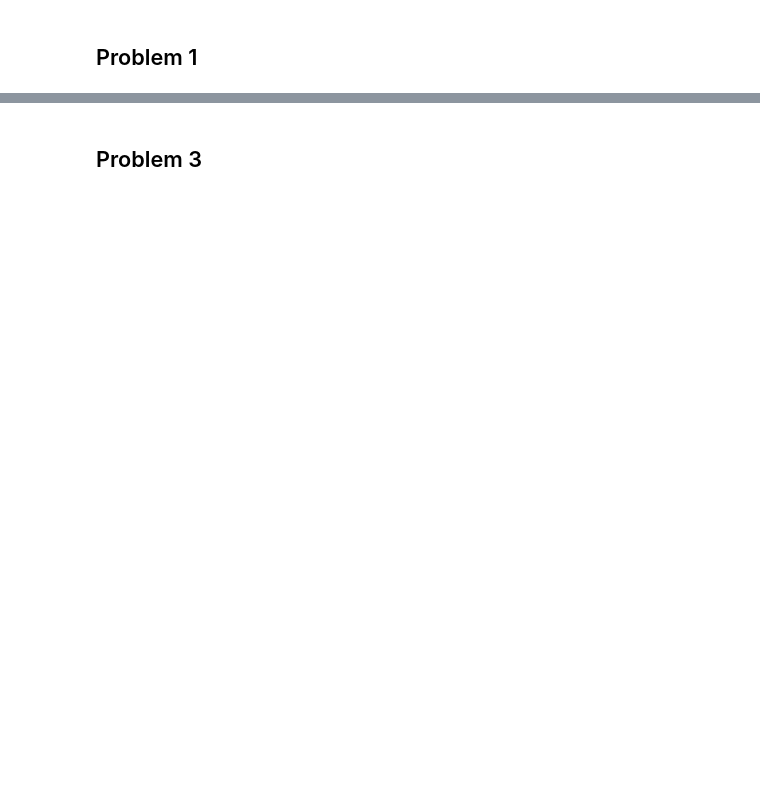
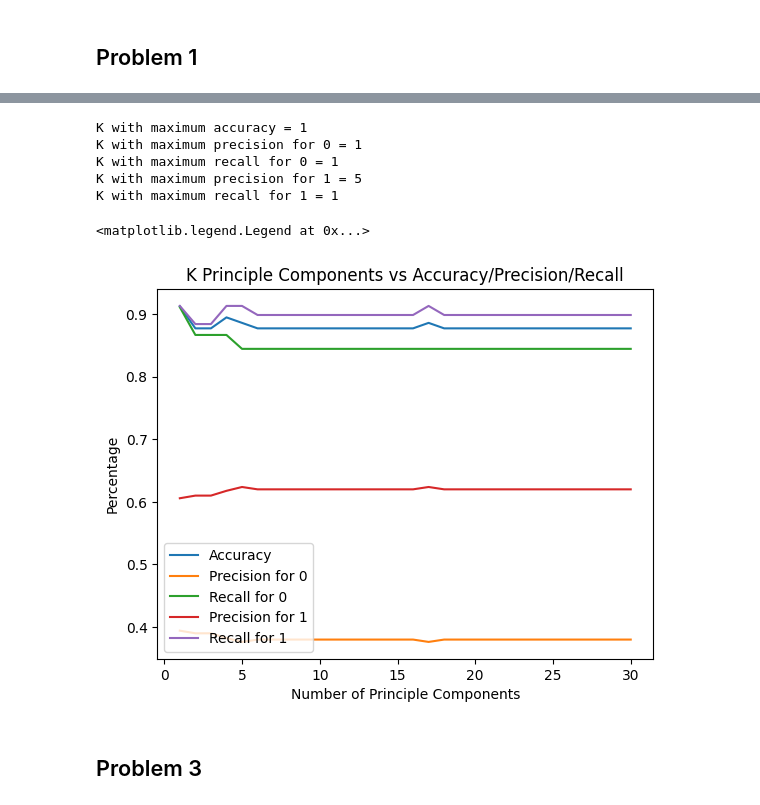
Before and after one commit to cbeam3902/cbeam18_ECGR5105, a Jupyter notebook: HW3/cbeam18_HW3.ipynb, the cells around one changed output, grey strips where cells are left out. Saved outputs shown, nothing was run; the diff lists cells and outputs as text; code cells hidden in the pictures; blank space fills up the shorter version.

```diff
--- a/HW3/cbeam18_HW3.ipynb
+++ b/HW3/cbeam18_HW3.ipynb
@@ -237,2 +126,50 @@ Text(0.5, 427.9555555555555, 'Predicted Label')
+# %%
+acc_list = []
+prec0_list = []
+recall0_list = []
+prec1_list = []
+recall1_list = []
+for k in range(1,31):
+    X_train_std_new = pca(X_train_std, k)
+    X_test_std_new = pca(X_test_std, k)
+
+    X_train_std_new = np.hstack((tempOnes_train, X_train_std_new))
+    X_test_std_new = np.hstack((tempOnes_test, X_test_std_new))
+
+    theta_x1 = np.zeros(k+1)
+    theta_x1, loss = gradDes_paramPen(X_train_std_new, Y_train, theta_x1, 0.1, iterations, 0)
+    means, variances, prob = get_stats(X_train_std_new, Y_train)
+    H = h_func(X_test_std_new, theta_x1)
+    cnf_mat = confusion_matrix(Y_test, H.round())
+
+    acc_list.append((cnf_mat[0,0] + cnf_mat[1,1]) / np.sum(cnf_mat))
+    prec0_list.append(cnf_mat[0,0]/(cnf_mat[0,0] + cnf_mat[1,1]))
+    recall0_list.append(cnf_mat[0,0]/(cnf_mat[0,0] + cnf_mat[0,1]))
+    prec1_list.append(cnf_mat[1,1]/(cnf_mat[0,0] + cnf_mat[1,1]))
+    recall1_list.append(cnf_mat[1,1]/(cnf_mat[1,0] + cnf_mat[1,1]))
+
+print("K with maximum accuracy = {}".format(np.argmax(acc_list)+1))
+print("K with maximum precision for 0 = {}".format(np.argmax(prec0_list)+1))
+print("K with maximum recall for 0 = {}".format(np.argmax(recall0_list)+1))
+print("K with maximum precision for 1 = {}".format(np.argmax(prec1_list)+1))
+print("K with maximum recall for 1 = {}".format(np.argmax(recall1_list)+1))
+
+plt.plot(range(1,31), acc_list, label="Accuracy")
+plt.plot(range(1,31), prec0_list, label="Precision for 0")
+plt.plot(range(1,31), recall0_list, label="Recall for 0")
+plt.plot(range(1,31), prec1_list, label="Precision for 1")
+plt.plot(range(1,31), recall1_list, label="Recall for 1")
+plt.title("K Principle Components vs Accuracy/Precision/Recall")
+plt.xlabel("Number of Principle Components")
+plt.ylabel("Percentage")
+plt.legend()
+# %% [output]
+K with maximum accuracy = 1
+K with maximum precision for 0 = 1
+K with maximum recall for 0 = 1
+K with maximum precision for 1 = 5
+K with maximum recall for 1 = 1
+<matplotlib.legend.Legend at 0x...>
+[figure, added]
 # %% [markdown]
 ## Problem 3
```
Also changed, not shown: parts of 38 cells of this notebook.
